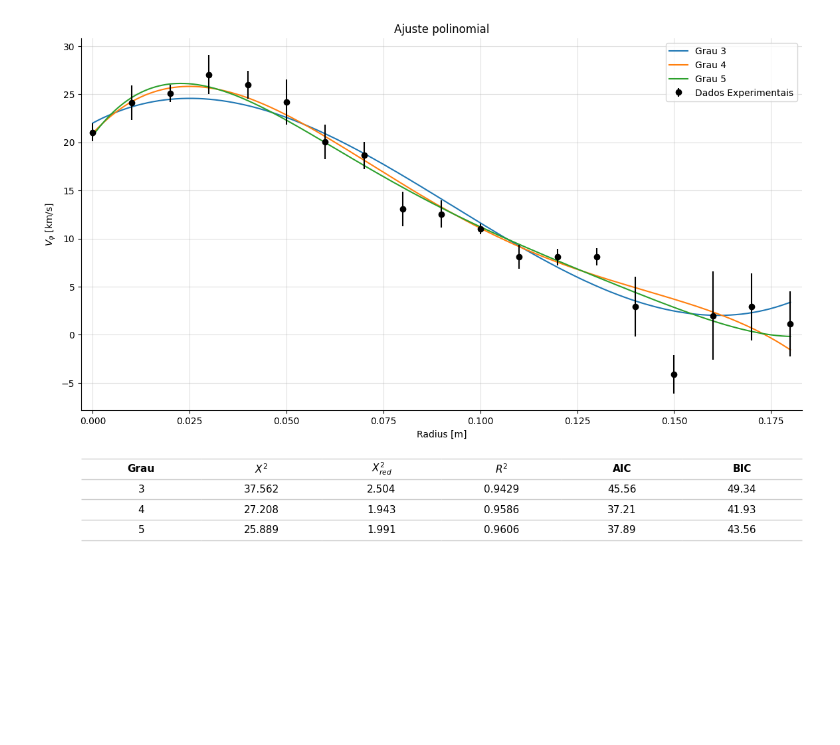
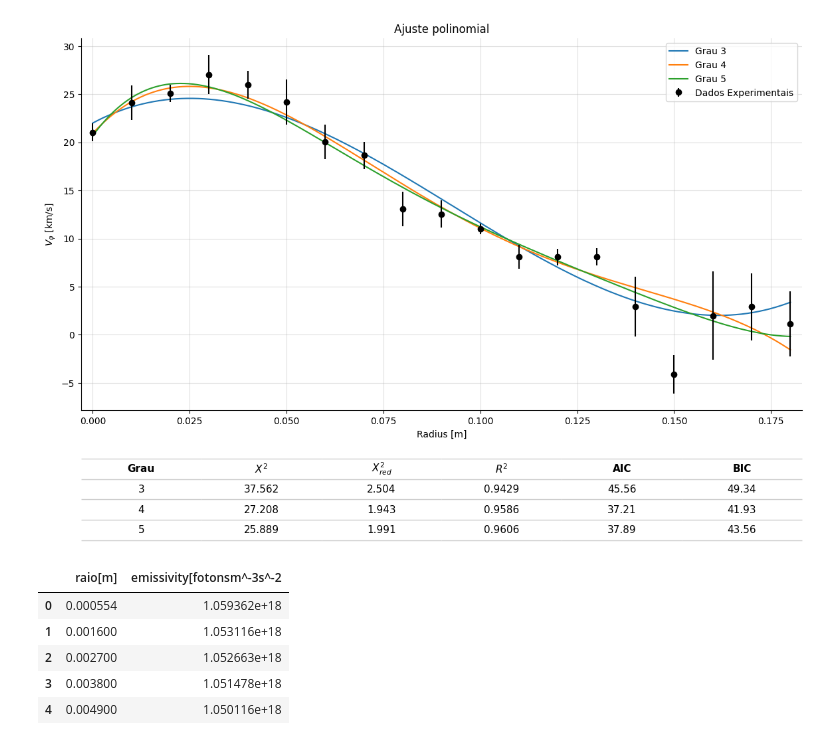
Before and after one commit to willwenner/doc_codes, a Jupyter notebook: Notebooks/Least_Squares/Ajustes.ipynb, the cells around one changed output. Saved outputs shown, nothing was run; the diff lists cells and outputs as text; code cells hidden in the pictures; blank space fills up the shorter version.

```diff
--- a/Notebooks/Least_Squares/Ajustes.ipynb
+++ b/Notebooks/Least_Squares/Ajustes.ipynb
@@ -343,3 +344,13 @@ plt.savefig('Results/imgs/polyfit.png', dpi=300, bbox_inches='tight')
 plt.show()
 # %% [output]
 [figure]
+# %%
+df_emissividade = pd.read_csv('Utilities/dados_esp.csv', sep = ',')
+df_emissividade.head()
+# %% [output]
+|  | raio[m] | emissivity[fotonsm^-3s^-2 |
+| 0 | 0.000554 | 1.059362e+18 |
+| 1 | 0.001600 | 1.053116e+18 |
+| 2 | 0.002700 | 1.052663e+18 |
+| 3 | 0.003800 | 1.051478e+18 |
+| 4 | 0.004900 | 1.050116e+18 |
```
Also changed, not shown: parts of 8 cells of this notebook, 11 other files.
